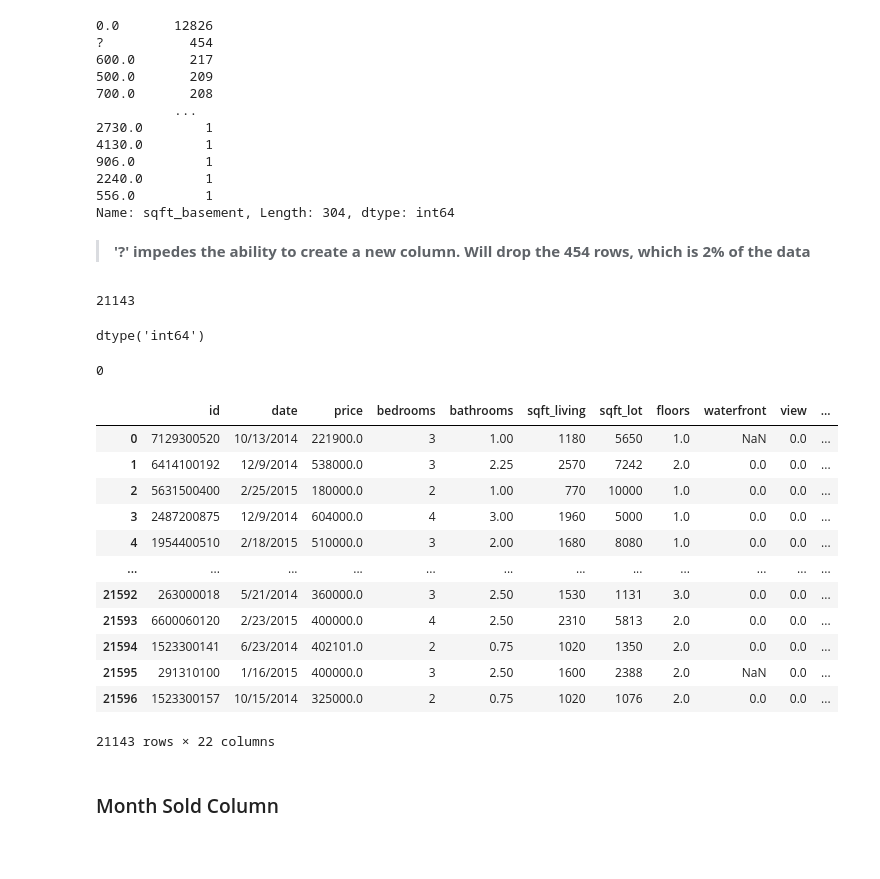
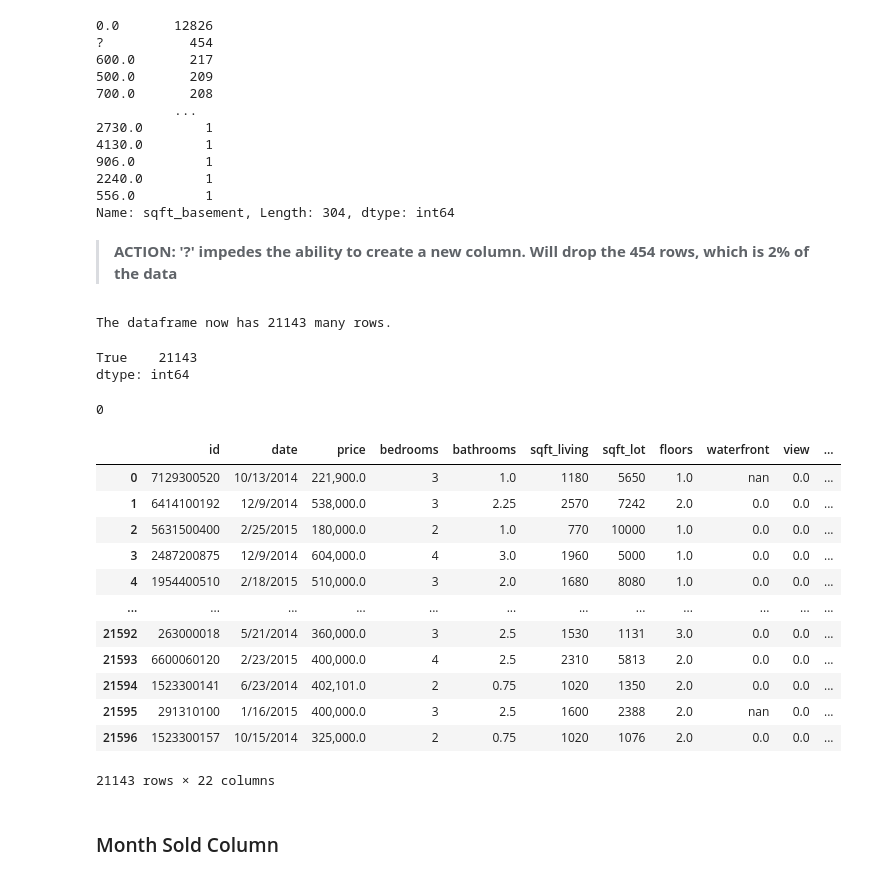
Before and after one commit to bentson1187/dsc-phase-2-project, a Jupyter notebook: Bentson, Brian Phase 2 Project.ipynb, the cells around one changed output. Drawn from its saved outputs; the diff is of its cells as text; code cells hidden in the pictures; blank space fills up the shorter version.

```diff
--- a/Bentson, Brian Phase 2 Project.ipynb
+++ b/Bentson, Brian Phase 2 Project.ipynb
@@ -42,4 +51,5 @@ import matplotlib.pyplot as plt
 # %%
-pd.set_option("display.max_columns", 22)
+pd.set_option("display.max_columns", 25)
+pd.options.display.float_format = '{:,}'.format
 # %% [markdown]
 ## Global Functions
@@ -179,21 +244,22 @@ df_scrub['sqft_basement'].value_counts()
 556.0         1
 Name: sqft_basement, Length: 304, dtype: int64
 # %% [markdown]
-> **'?' impedes the ability to create a new column. Will drop the 454 rows, which is 2% of the data**
+> **ACTION: '?' impedes the ability to create a new column. Will drop the 454 rows, which is 2% of the data**
 # %%
 #drop rows with '?' value in sqft_basement column
 df_scrub.drop(df_scrub.loc[df_scrub['sqft_basement'] == '?'].index,inplace=True)
-len(df_scrub)
+print(f'The dataframe now has {len(df_scrub)} many rows.')
 # %% [output]
-21143
+The dataframe now has 21143 many rows.
 # %%
 #prove that these columns are related
 df_scrub['sqft_basement'] = df_scrub['sqft_basement'].astype(float).astype(int)
 sqft = df_scrub[['sqft_living', 'sqft_above', 'sqft_basement']]
+df_scrub['sqft_basement'].dtype
 (sqft['sqft_above'] + sqft['sqft_basement'] == sqft['sqft_living']).value_counts()
-df_scrub['sqft_basement'].dtype
 # %% [output]
-dtype('int64')
+True    21143
+dtype: int64
 # %%
 #check the rows have been dropped
 df_scrub.loc[df_original['sqft_basement'] == '?']['sqft_basement'].count()
@@ -201,21 +267,21 @@ df_scrub.loc[df_original['sqft_basement'] == '?']['sqft_basement'].count()
 0
 # %%
 #create new column for basement
-df_scrub['basement'] = np.where(df_scrub['sqft_basement'] >0, 'Yes','No')
+df_scrub['basement'] = np.where(df_scrub['sqft_basement'] > 0, 1,0)
 df_scrub
 # %% [output]
 |  | id | date | price | bedrooms | bathrooms | sqft_living | sqft_lot | floors | waterfront | view | ... |
-| 0 | 7129300520 | 10/13/2014 | 221900.0 | 3 | 1.00 | 1180 | 5650 | 1.0 | NaN | 0.0 | ... |
-| 1 | 6414100192 | 12/9/2014 | 538000.0 | 3 | 2.25 | 2570 | 7242 | 2.0 | 0.0 | 0.0 | ... |
-| 2 | 5631500400 | 2/25/2015 | 180000.0 | 2 | 1.00 | 770 | 10000 | 1.0 | 0.0 | 0.0 | ... |
-| 3 | 2487200875 | 12/9/2014 | 604000.0 | 4 | 3.00 | 1960 | 5000 | 1.0 | 0.0 | 0.0 | ... |
-| 4 | 1954400510 | 2/18/2015 | 510000.0 | 3 | 2.00 | 1680 | 8080 | 1.0 | 0.0 | 0.0 | ... |
+| 0 | 7129300520 | 10/13/2014 | 221,900.0 | 3 | 1.0 | 1180 | 5650 | 1.0 | nan | 0.0 | ... |
+| 1 | 6414100192 | 12/9/2014 | 538,000.0 | 3 | 2.25 | 2570 | 7242 | 2.0 | 0.0 | 0.0 | ... |
+| 2 | 5631500400 | 2/25/2015 | 180,000.0 | 2 | 1.0 | 770 | 10000 | 1.0 | 0.0 | 0.0 | ... |
+| 3 | 2487200875 | 12/9/2014 | 604,000.0 | 4 | 3.0 | 1960 | 5000 | 1.0 | 0.0 | 0.0 | ... |
+| 4 | 1954400510 | 2/18/2015 | 510,000.0 | 3 | 2.0 | 1680 | 8080 | 1.0 | 0.0 | 0.0 | ... |
 | ... | ... | ... | ... | ... | ... | ... | ... | ... | ... | ... | ... |
-| 21592 | 263000018 | 5/21/2014 | 360000.0 | 3 | 2.50 | 1530 | 1131 | 3.0 | 0.0 | 0.0 | ... |
-| 21593 | 6600060120 | 2/23/2015 | 400000.0 | 4 | 2.50 | 2310 | 5813 | 2.0 | 0.0 | 0.0 | ... |
-| 21594 | 1523300141 | 6/23/2014 | 402101.0 | 2 | 0.75 | 1020 | 1350 | 2.0 | 0.0 | 0.0 | ... |
-| 21595 | 291310100 | 1/16/2015 | 400000.0 | 3 | 2.50 | 1600 | 2388 | 2.0 | NaN | 0.0 | ... |
-| 21596 | 1523300157 | 10/15/2014 | 325000.0 | 2 | 0.75 | 1020 | 1076 | 2.0 | 0.0 | 0.0 | ... |
+| 21592 | 263000018 | 5/21/2014 | 360,000.0 | 3 | 2.5 | 1530 | 1131 | 3.0 | 0.0 | 0.0 | ... |
+| 21593 | 6600060120 | 2/23/2015 | 400,000.0 | 4 | 2.5 | 2310 | 5813 | 2.0 | 0.0 | 0.0 | ... |
+| 21594 | 1523300141 | 6/23/2014 | 402,101.0 | 2 | 0.75 | 1020 | 1350 | 2.0 | 0.0 | 0.0 | ... |
+| 21595 | 291310100 | 1/16/2015 | 400,000.0 | 3 | 2.5 | 1600 | 2388 | 2.0 | nan | 0.0 | ... |
+| 21596 | 1523300157 | 10/15/2014 | 325,000.0 | 2 | 0.75 | 1020 | 1076 | 2.0 | 0.0 | 0.0 | ... |
 21143 rows × 22 columns
 # %% [markdown]
 ### Month Sold Column
```
Also changed, not shown: parts of 71 cells of this notebook.
